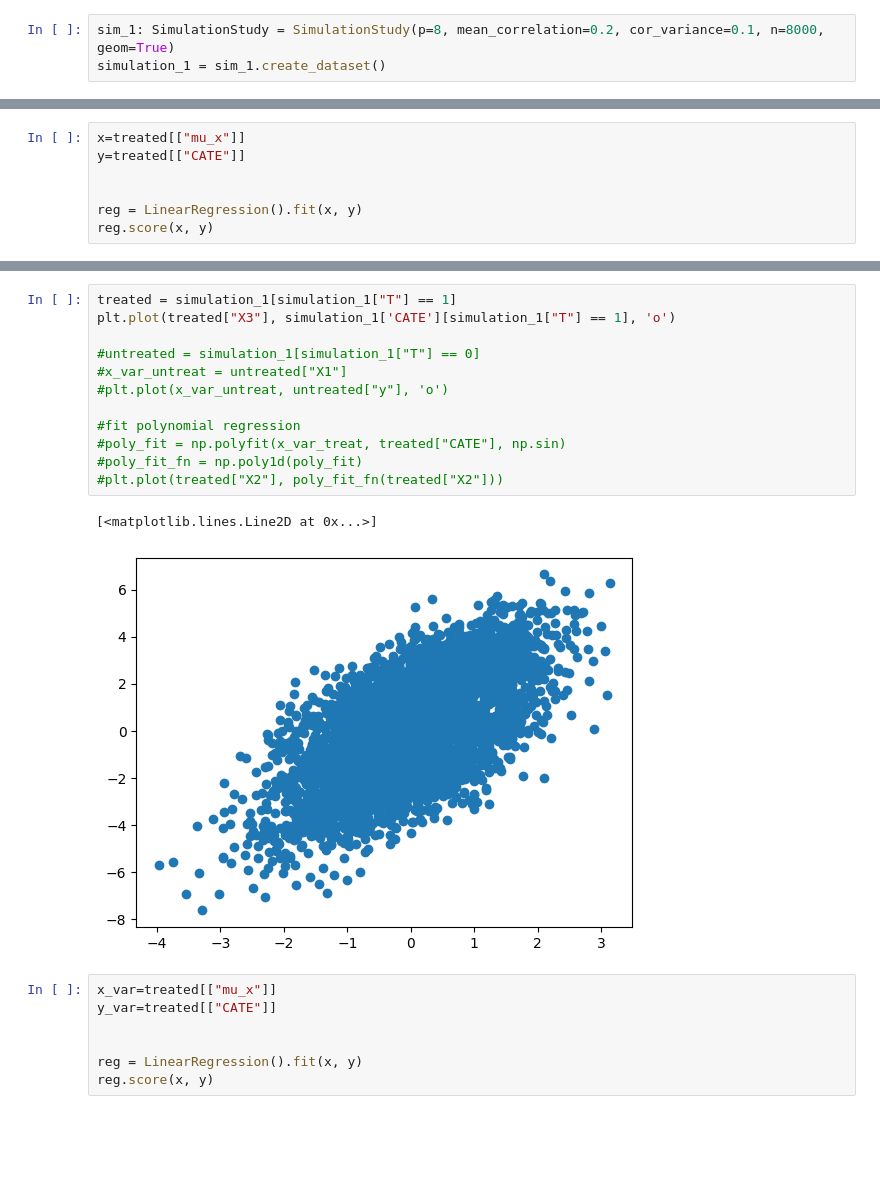
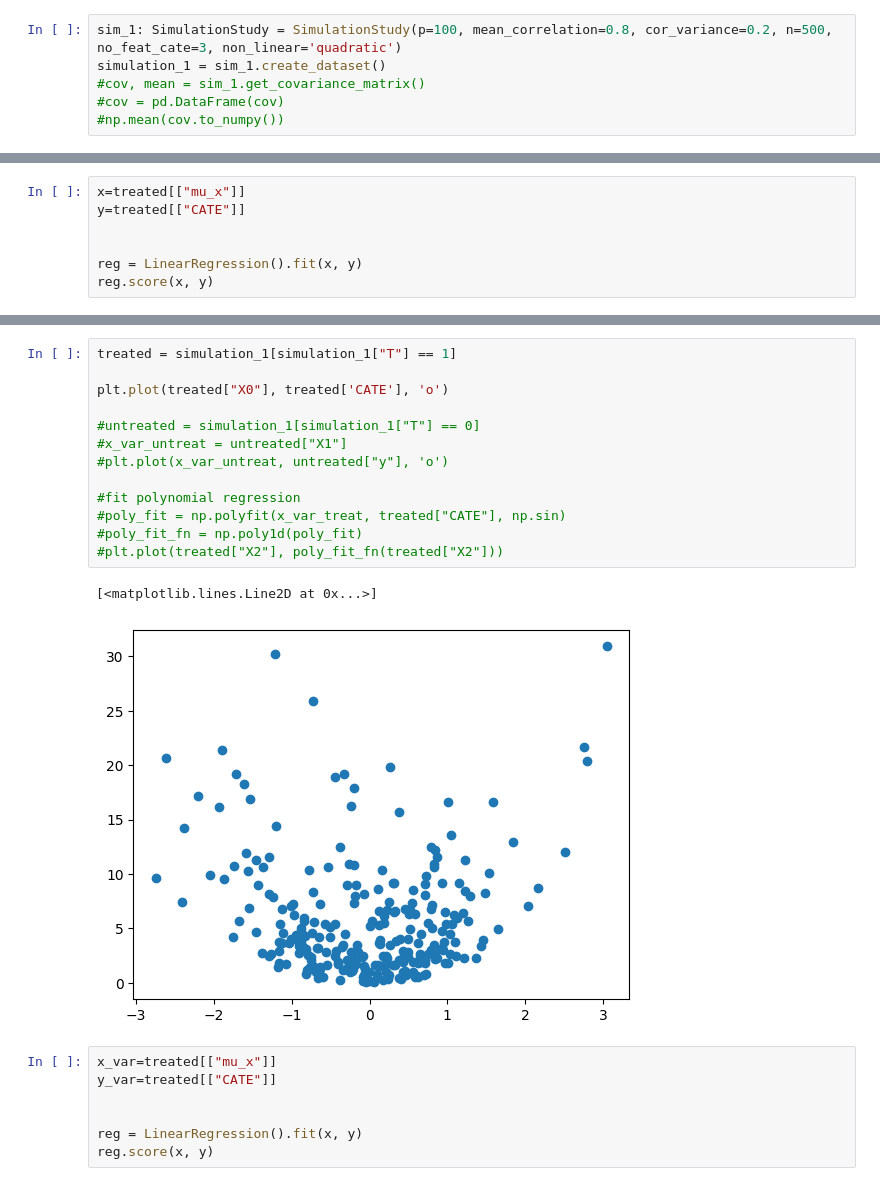
Before and after one commit to Jackbonkins/Heter_effects, a Jupyter notebook: Gen_Data.ipynb, the cells around one changed output, grey strips where cells are left out. Saved outputs shown, nothing was run; the diff lists cells and outputs as text; blank space fills up the shorter version.

```diff
--- a/Gen_Data.ipynb
+++ b/Gen_Data.ipynb
@@ -6,5 +6,8 @@ import matplotlib.pyplot as plt
 from sklearn.linear_model import LinearRegression
 import math
 # %%
-sim_1: SimulationStudy = SimulationStudy(p=8, mean_correlation=0.2, cor_variance=0.1, n=8000, geom=True)
+sim_1: SimulationStudy = SimulationStudy(p=100, mean_correlation=0.8, cor_variance=0.2, n=500, no_feat_cate=3, non_linear='quadratic')
 simulation_1 = sim_1.create_dataset()
+#cov, mean = sim_1.get_covariance_matrix()
+#cov = pd.DataFrame(cov)
+#np.mean(cov.to_numpy())
@@ -28,18 +60,19 @@ reg.score(x, y)
 # %%
 treated = simulation_1[simulation_1["T"] == 1]
-plt.plot(treated["X3"], simulation_1['CATE'][simulation_1["T"] == 1], 'o')
+
+plt.plot(treated["X0"], treated['CATE'], 'o')
 
 #untreated = simulation_1[simulation_1["T"] == 0]
 #x_var_untreat = untreated["X1"]
 #plt.plot(x_var_untreat, untreated["y"], 'o')
 
 #fit polynomial regression
 #poly_fit = np.polyfit(x_var_treat, treated["CATE"], np.sin)
 #poly_fit_fn = np.poly1d(poly_fit)
 #plt.plot(treated["X2"], poly_fit_fn(treated["X2"]))
 # %% [output]
 [<matplotlib.lines.Line2D at 0x...>]
-[figure, old version]
+[figure, new version]
 # %%
 x_var=treated[["mu_x"]]
 y_var=treated[["CATE"]]
```
Also changed, not shown: parts of 6 cells of this notebook, 6 other files.
